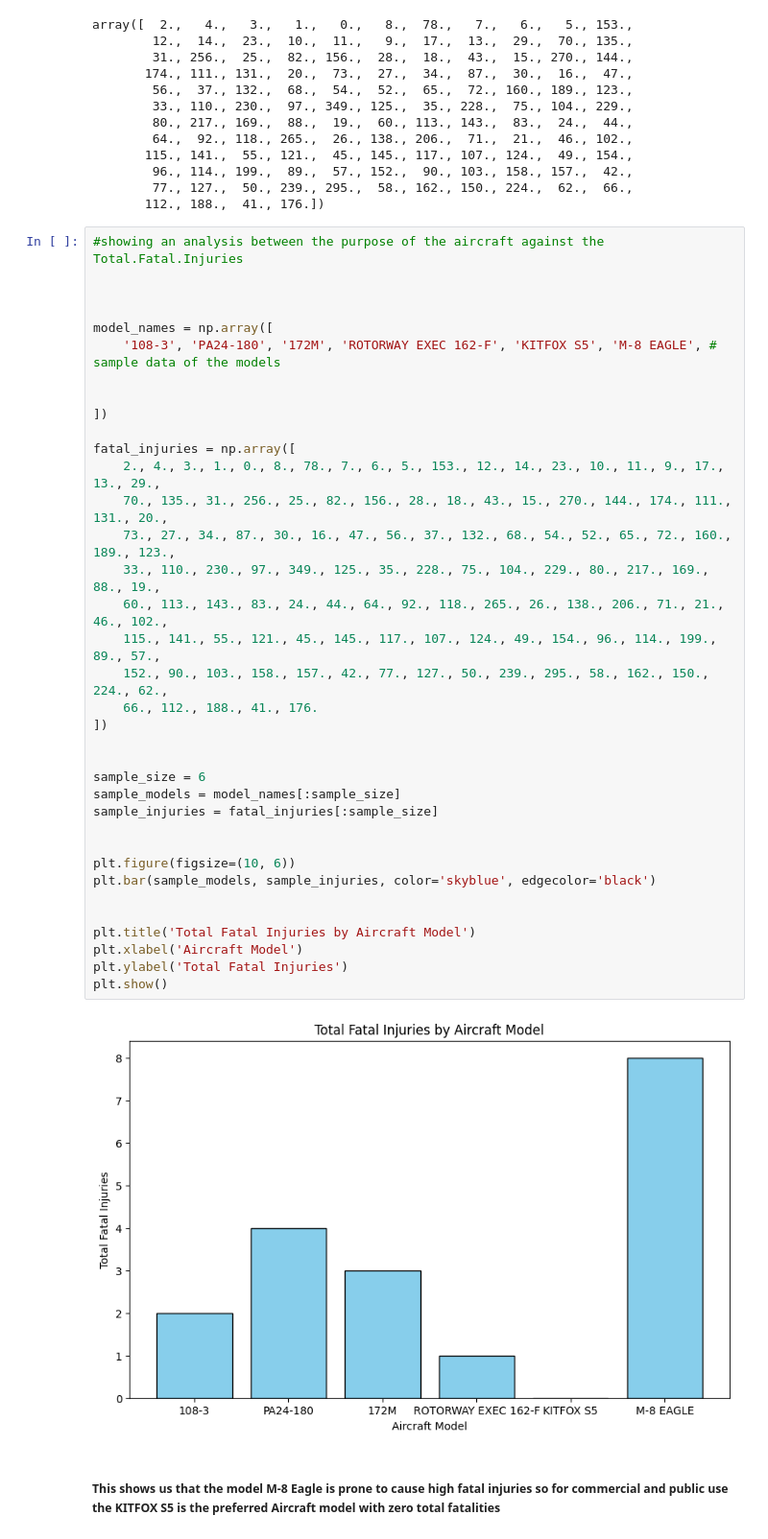
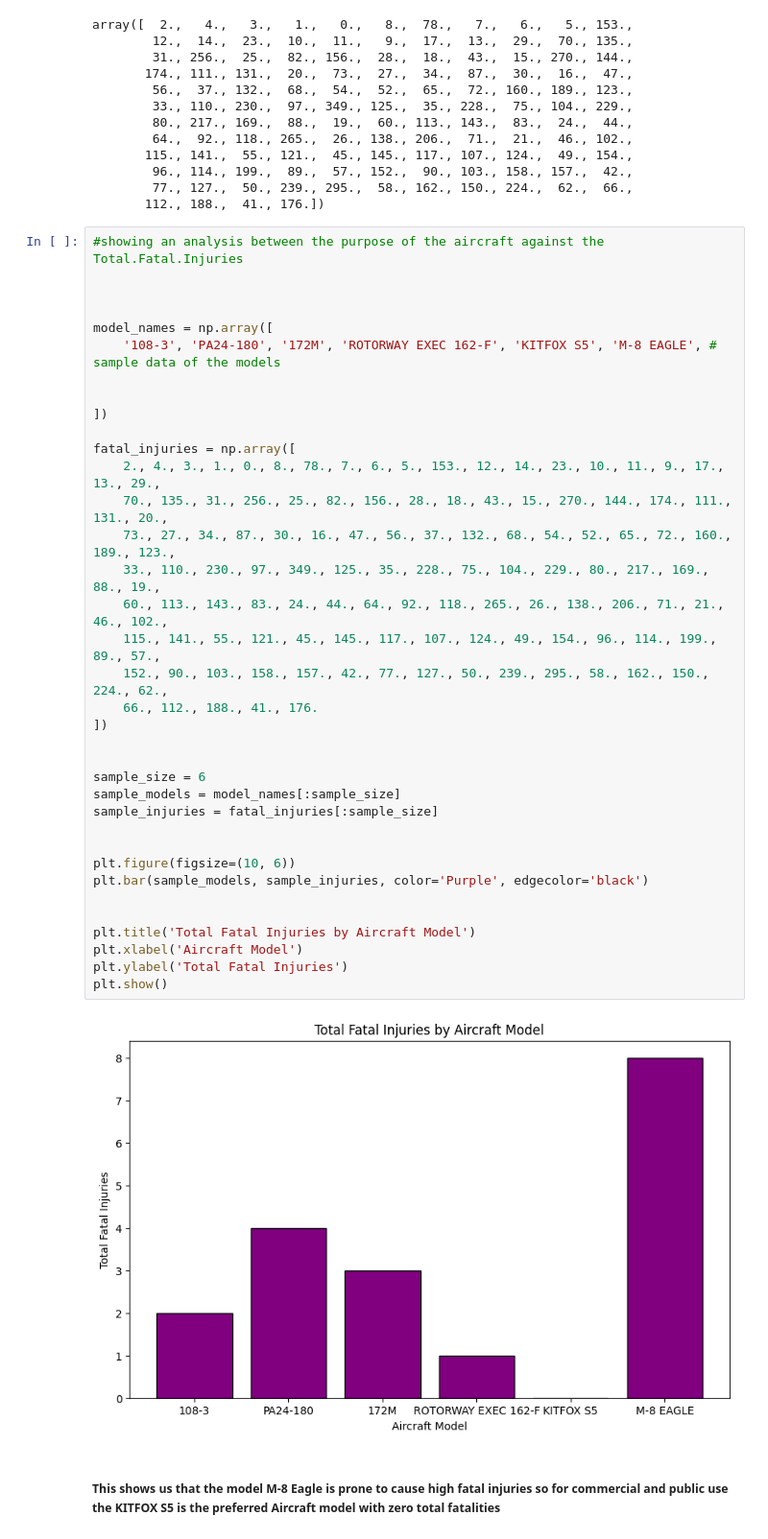
Before and after one commit to Cornelius-ngatia/dsc-phase-1-project-v3, a Jupyter notebook: student.ipynb, the cells around one changed output. Shown: that part at 96% size. Cells and saved outputs as stored; diff of their text form.

```diff
--- a/student.ipynb
+++ b/student.ipynb
@@ -267,35 +267,35 @@ model_names = np.array([
     '108-3', 'PA24-180', '172M', 'ROTORWAY EXEC 162-F', 'KITFOX S5', 'M-8 EAGLE', # sample data of the models
 
 
 ])
 
 fatal_injuries = np.array([
     2., 4., 3., 1., 0., 8., 78., 7., 6., 5., 153., 12., 14., 23., 10., 11., 9., 17., 13., 29.,
     70., 135., 31., 256., 25., 82., 156., 28., 18., 43., 15., 270., 144., 174., 111., 131., 20.,
     73., 27., 34., 87., 30., 16., 47., 56., 37., 132., 68., 54., 52., 65., 72., 160., 189., 123.,
     33., 110., 230., 97., 349., 125., 35., 228., 75., 104., 229., 80., 217., 169., 88., 19.,
     60., 113., 143., 83., 24., 44., 64., 92., 118., 265., 26., 138., 206., 71., 21., 46., 102.,
     115., 141., 55., 121., 45., 145., 117., 107., 124., 49., 154., 96., 114., 199., 89., 57.,
     152., 90., 103., 158., 157., 42., 77., 127., 50., 239., 295., 58., 162., 150., 224., 62.,
     66., 112., 188., 41., 176.
 ])
 
 
 sample_size = 6
 sample_models = model_names[:sample_size]
 sample_injuries = fatal_injuries[:sample_size]
 
 
 plt.figure(figsize=(10, 6))
-plt.bar(sample_models, sample_injuries, color='skyblue', edgecolor='black')
+plt.bar(sample_models, sample_injuries, color='Purple', edgecolor='black')
 
 
 plt.title('Total Fatal Injuries by Aircraft Model')
 plt.xlabel('Aircraft Model')
 plt.ylabel('Total Fatal Injuries')
 plt.show()
 # %% [output]
-[figure, old version]
+[figure, new version]
 # %% [markdown]
 ##### This shows us that the model M-8 Eagle is prone to cause high fatal injuries so for commercial and public use the KITFOX S5 is the preferred  Aircraft model with zero total fatalities
 # %% [markdown]
```
Also changed, not shown: parts of 3 cells of this notebook.
